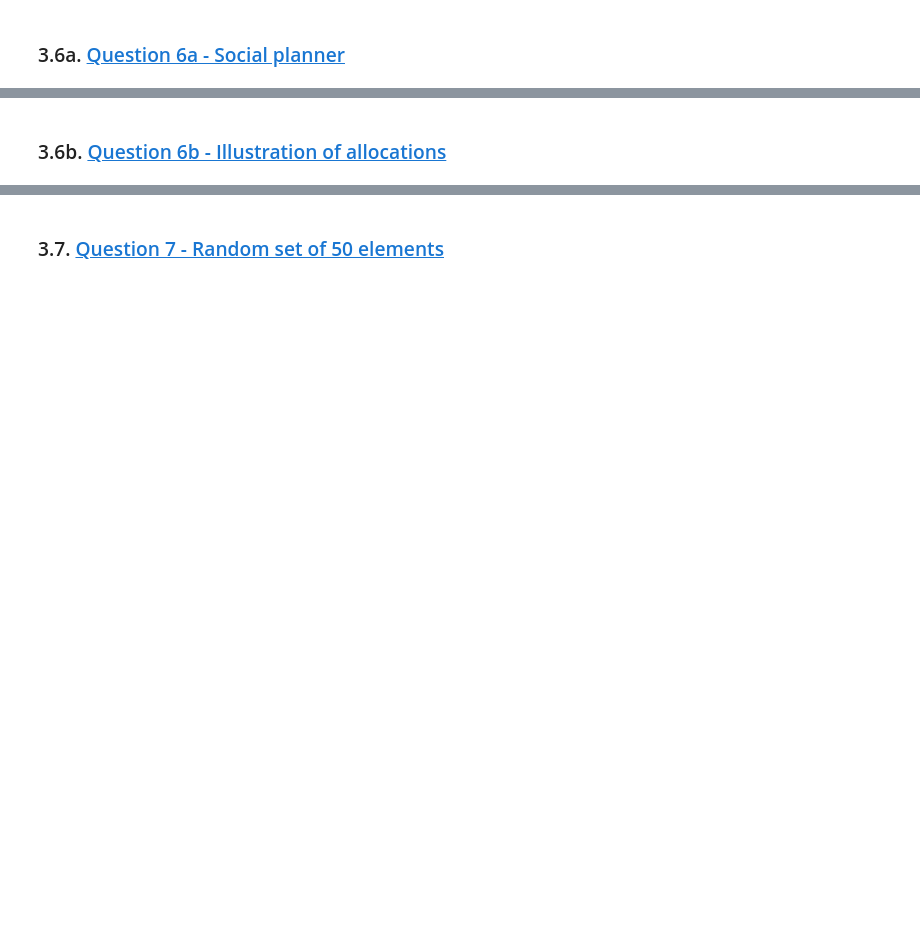
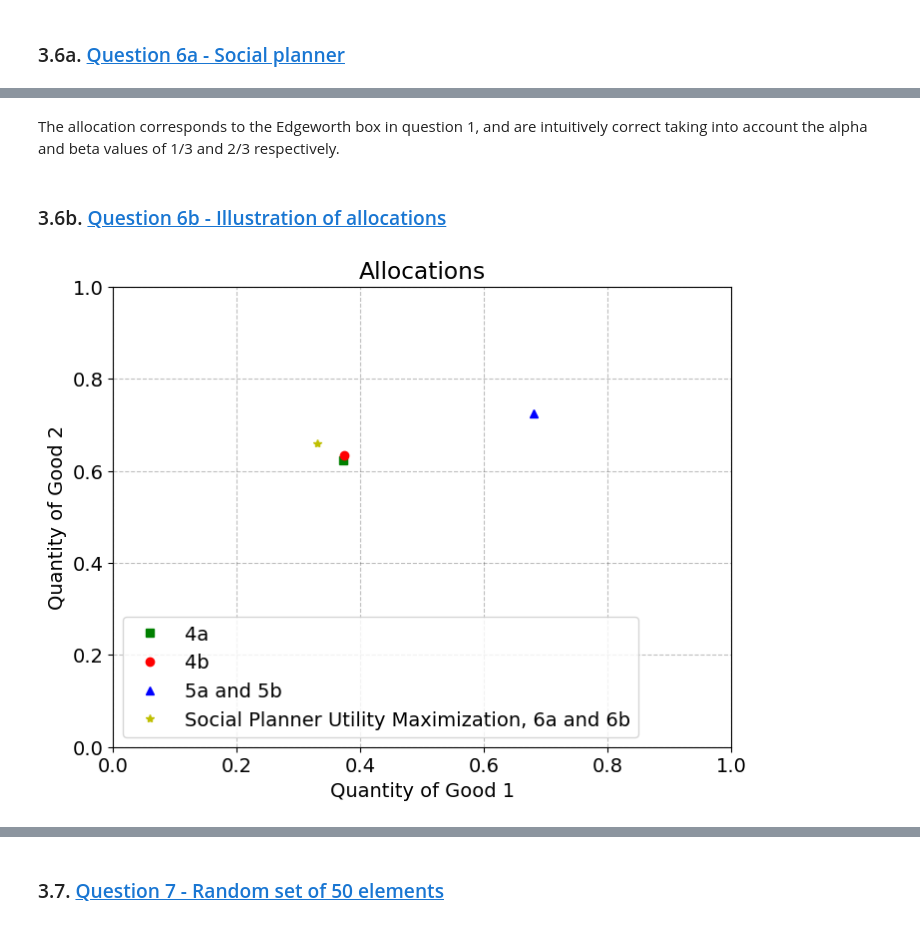
Before and after one commit to NumEconCopenhagen/projects-2024-econtechvets, a Jupyter notebook: inauguralproject/inauguralproject.ipynb, the cells around one changed output, grey strips where cells are left out. Saved outputs shown, nothing was run; the diff lists cells and outputs as text; code cells hidden in the pictures; blank space fills up the shorter version.

```diff
--- a/inauguralproject/inauguralproject.ipynb
+++ b/inauguralproject/inauguralproject.ipynb
@@ -198,8 +233,9 @@ Market clearing price: 0.953
 # %%
-# Print allocation of good 1 to each consumer
-# Assuming that A chooses to maximize her own utility
-print(f"Allocation of good 1 to consumer A: {model.demand_A(market_clearing_price):.3f}")
-print(f"Allocation of good 1 to consumer B: {model.demand_B(market_clearing_price):.3f}")
+x1A_4a = model.demand_A(market_clearing_price)
+x1B_4a = model.demand_B(market_clearing_price)
+
+print(f"Allocation of good 1 to consumer A: {x1A_4a:.3f}")
+print(f"Allocation of good 1 to consumer B: {x1B_4a:.3f}")
 # %% [output]
 Allocation of good 1 to consumer A: 0.372
 Allocation of good 1 to consumer B: 0.623
@@ -214,11 +254,13 @@ P1 = [1*10**-8 + 2 * i / N for i in range(N + 1)] # 1*10**-8 is added to avoid d
 errors = model.calculate_market_clearing_errors(P1)
 
 # Find market clearing price
-market_clearing_price = model.find_market_clearing_price(P1)
+market_clearing_price, min_error = model.find_market_clearing_price(P1)
+x1A_4b = model.demand_A(market_clearing_price)
+x1B_4b = model.demand_B(market_clearing_price)
 
 # Print market clearing price
 print(f"Market clearing price: {market_clearing_price:.3f}")
 
 # Printing the allocation of good 1 to each consumer when p1>0
-print(f"Allocation of good 1 to consumer A: {model.demand_A(market_clearing_price):.3f}")
-print(f"Allocation of good 1 to consumer B: {model.demand_B(market_clearing_price):.3f}")
+print(f"Allocation of good 1 to consumer A: {x1A_4b:.3f}")
+print(f"Allocation of good 1 to consumer B: {x1B_4b:.3f}")
@@ -290,24 +337,17 @@ print("Optimal allocation within the restricted choice set:",
 import numpy as np
 from scipy import optimize
 
-# Define the utility functions
-def uA(xA1, xA2):
-    return model.utility_A(xA1, xA2)
-
-def uB(xB1, xB2):
-    return model.utility_B(xB1, xB2)
-
 # Define the objective function to maximize utility_A
 def objective(x):
     xA1, xA2 = x
-    return -uA(xA1, xA2)
+    return -model.utility_A(xA1, xA2)
 
 # Define the constraint function based on utility and endowments
 def constraint(x):
     xA1, xA2 = x
     xB1 = 1 - xA1
     xB2 = 1 - xA2
-    return [uB(xB1, xB2) - uB(model.par.w1B, model.par.w2B)]
+    return [model.utility_B(xB1, xB2) - model.utility_B(model.par.w1B, model.par.w2B)]
 
 # Define bounds for xA1 and xA2
 bounds = [(0, 1), (0, 1)]
@@ -355,34 +405,36 @@ print(f"  x2A: {x2A:.3f}, x2B: {x2B:.3f}")
+# %% [markdown]
+The allocation corresponds to the Edgeworth box in question 1, and are intuitively correct taking into account the alpha and beta values of 1/3 and 2/3 respectively.
 # %% [markdown]
 ### 3.6b. <a id='toc3_9_'></a>[Question 6b - Illustration of allocations](#toc0_)
 # %%
 # Plot allocations
 plt.figure(figsize=(8, 6))
 
 # Plot allocation obtained from individual utility maximization by A
 # plt.plot(x1A_individual, x2A_individual, 'ro', label='Individual Utility Maximization by A')
 
 # Plot allocation obtained from social planner utility maximization
-plt.plot(optimal_x1A, optimal_x2A, 'g^', label='Aggregate utility maximization')
+plt.plot(x1A_4a, x1B_4a, 'gs', label='4a')
+plt.plot(x1A_4b, x1B_4b, 'ro', label='4b')
+plt.plot(optimal_allocation[0], optimal_allocation[1], 'b^', label='5a and 5b')
+plt.plot(optimal_x1A, optimal_x2A, 'y*', label='Social Planner Utility Maximization, 6a and 6b')
 
 # Plot allocation obtained from market clearing conditions
 # plt.plot(market_clearing_conditions_x1A, market_clearing_conditions_x2A, 'g^', label='Market clearing')
 
 # Plot other allocations if available
 # ...
 
 # Add labels and legend
 plt.xlabel('Quantity of Good 1')
 plt.ylabel('Quantity of Good 2')
 plt.title('Allocations')
 plt.legend()
+plt.xlim([0, 1])
+plt.ylim([0, 1])
 
 # Show plot
 plt.grid(True)
 plt.show()
-
-# Discussion
-print("Discussion:")
-print("- Individual Utility Maximization by A tends to maximize A's welfare but may not consider overall societal welfare.")
-print("- Social Planner Utility Maximization aims to maximize overall societal welfare but may neglect individual preferences.")
-print("- Market Clearing Conditions aim to achieve market equilibrium but may not necessarily lead to Pareto optimal allocations.")
-# Add more discussion points as needed
+# %% [output]
+[figure, added]
```
Also changed, not shown: parts of 31 cells of this notebook, 1 other file.
